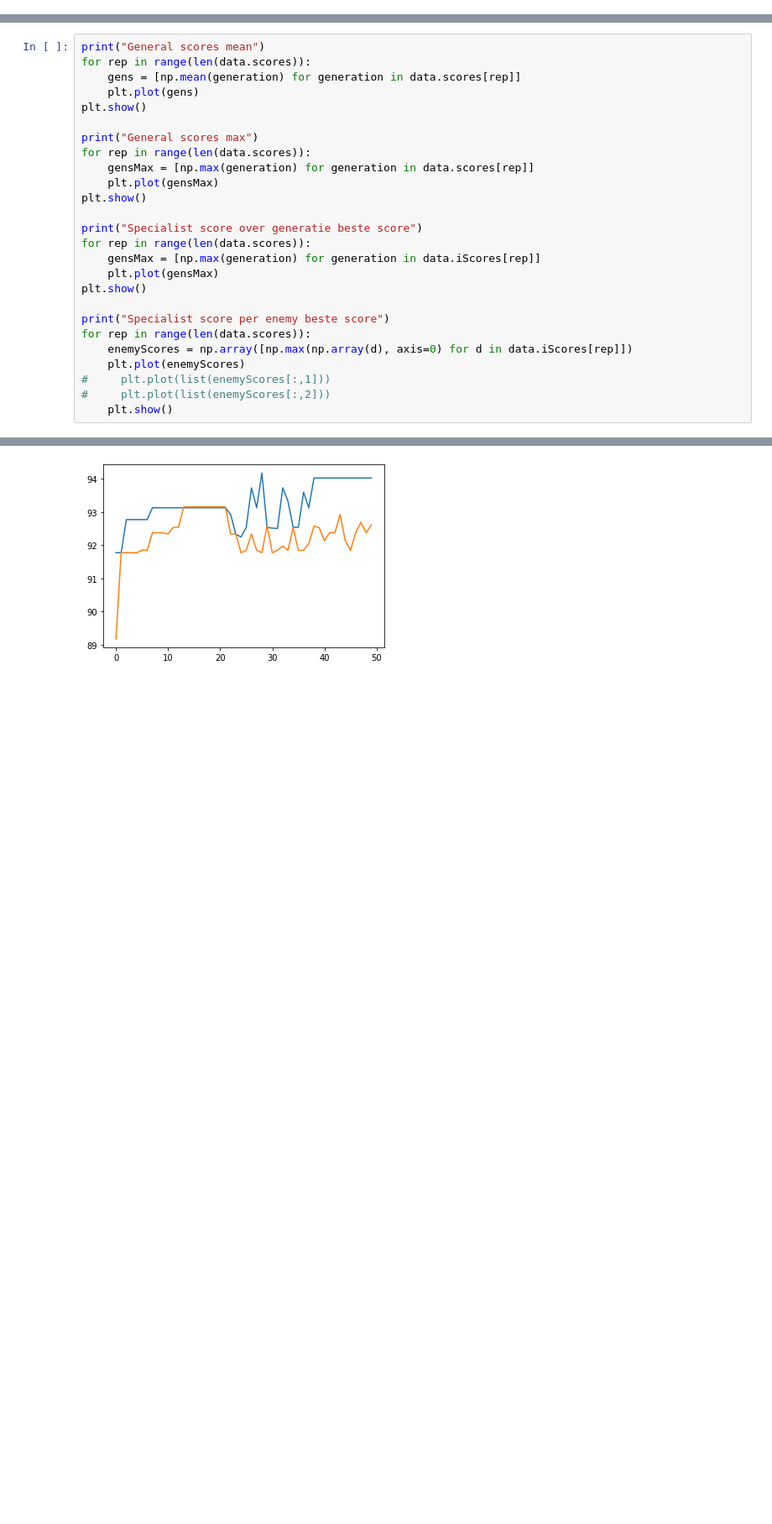
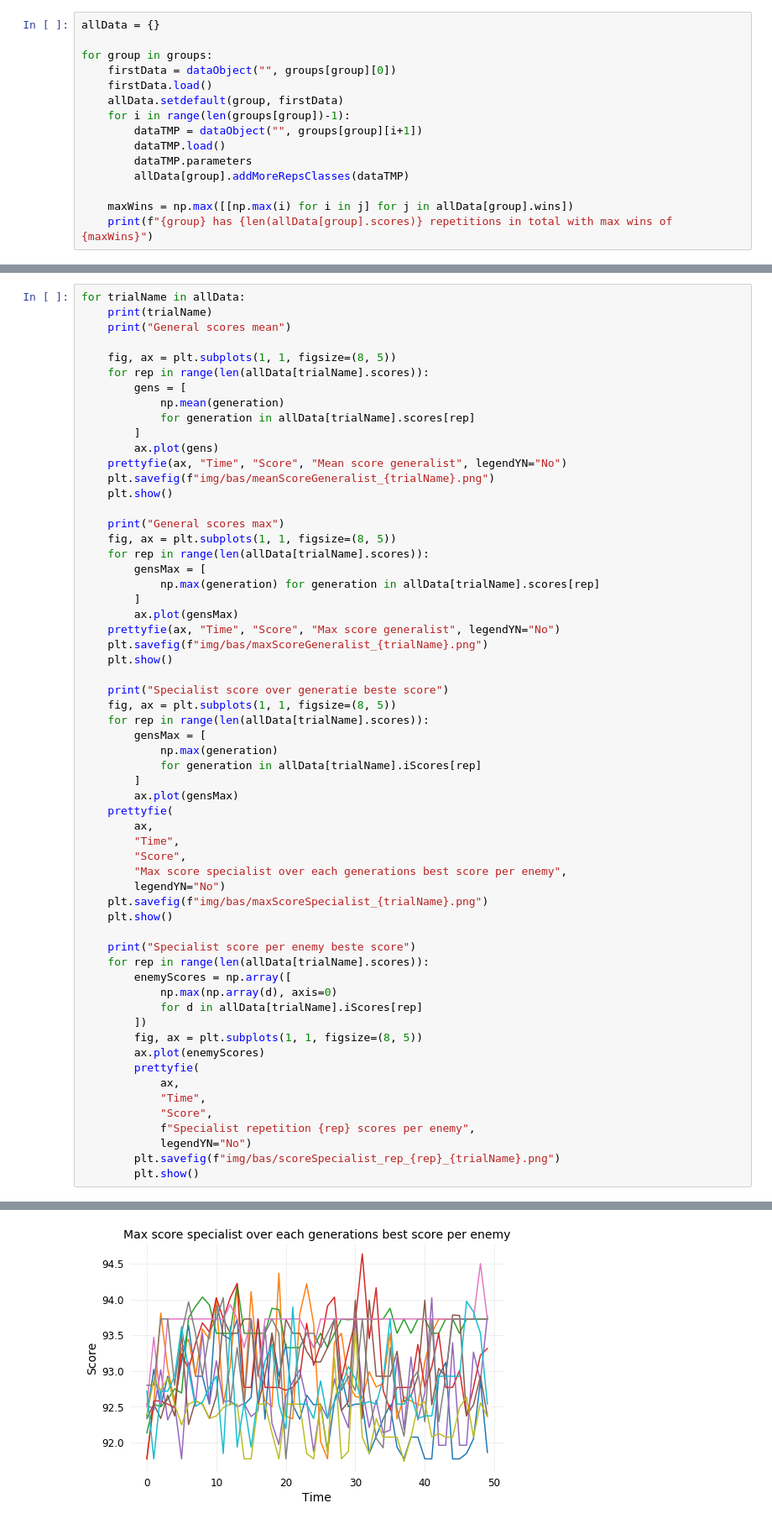
Before and after one commit to popoiopo/EvolutionaryAlgo, a Jupyter notebook: bas_data_analysis.ipynb, the cells around one changed output, grey strips where cells are left out. Shown at 84% size. Drawn from its saved outputs; the diff is of its cells as text; blank space fills up the shorter version.

Commit message:
data analyse en data zelf

```diff
--- a/bas_data_analysis.ipynb
+++ b/bas_data_analysis.ipynb
@@ -49,0 +131,15 @@ print(np.max(np.array(data.iScores[0][0]), axis=0))
+# %%
+allData = {}
+
+for group in groups:
+    firstData = dataObject("", groups[group][0])
+    firstData.load()
+    allData.setdefault(group, firstData)
+    for i in range(len(groups[group])-1):
+        dataTMP = dataObject("", groups[group][i+1])
+        dataTMP.load()
+        dataTMP.parameters
+        allData[group].addMoreRepsClasses(dataTMP)
+
+    maxWins = np.max([[np.max(i) for i in j] for j in allData[group].wins])
+    print(f"{group} has {len(allData[group].scores)} repetitions in total with max wins of {maxWins}")
@@ -50,27 +203,61 @@ print(np.max(np.array(data.iScores[0][0]), axis=0))
 # %%
-print("General scores mean")
-for rep in range(len(data.scores)):
-    gens = [np.mean(generation) for generation in data.scores[rep]]
-    plt.plot(gens)
-plt.show()
+for trialName in allData:
+    print(trialName)
+    print("General scores mean")
 
-print("General scores max")
-for rep in range(len(data.scores)):
-    gensMax = [np.max(generation) for generation in data.scores[rep]]
-    plt.plot(gensMax)
-plt.show()
+    fig, ax = plt.subplots(1, 1, figsize=(8, 5))
+    for rep in range(len(allData[trialName].scores)):
+        gens = [
+            np.mean(generation)
+            for generation in allData[trialName].scores[rep]
+        ]
+        ax.plot(gens)
+    prettyfie(ax, "Time", "Score", "Mean score generalist", legendYN="No")
+    plt.savefig(f"img/bas/meanScoreGeneralist_{trialName}.png")
+    plt.show()
 
-print("Specialist score over generatie beste score")
-for rep in range(len(data.scores)):
-    gensMax = [np.max(generation) for generation in data.iScores[rep]]
-    plt.plot(gensMax)
-plt.show()
+    print("General scores max")
+    fig, ax = plt.subplots(1, 1, figsize=(8, 5))
+    for rep in range(len(allData[trialName].scores)):
+        gensMax = [
+            np.max(generation) for generation in allData[trialName].scores[rep]
+        ]
+        ax.plot(gensMax)
+    prettyfie(ax, "Time", "Score", "Max score generalist", legendYN="No")
+    plt.savefig(f"img/bas/maxScoreGeneralist_{trialName}.png")
+    plt.show()
 
-print("Specialist score per enemy beste score")
-for rep in range(len(data.scores)):
-    enemyScores = np.array([np.max(np.array(d), axis=0) for d in data.iScores[rep]])
-    plt.plot(enemyScores)
-#     plt.plot(list(enemyScores[:,1]))
-#     plt.plot(list(enemyScores[:,2]))
+    print("Specialist score over generatie beste score")
+    fig, ax = plt.subplots(1, 1, figsize=(8, 5))
+    for rep in range(len(allData[trialName].scores)):
+        gensMax = [
+            np.max(generation)
+            for generation in allData[trialName].iScores[rep]
+        ]
+        ax.plot(gensMax)
+    prettyfie(
+        ax,
+        "Time",
+        "Score",
+        "Max score specialist over each generations best score per enemy",
+        legendYN="No")
+    plt.savefig(f"img/bas/maxScoreSpecialist_{trialName}.png")
     plt.show()
+
+    print("Specialist score per enemy beste score")
+    for rep in range(len(allData[trialName].scores)):
+        enemyScores = np.array([
+            np.max(np.array(d), axis=0)
+            for d in allData[trialName].iScores[rep]
+        ])
+        fig, ax = plt.subplots(1, 1, figsize=(8, 5))
+        ax.plot(enemyScores)
+        prettyfie(
+            ax,
+            "Time",
+            "Score",
+            f"Specialist repetition {rep} scores per enemy",
+            legendYN="No")
+        plt.savefig(f"img/bas/scoreSpecialist_rep_{rep}_{trialName}.png")
+        plt.show()
 # %% [output]
@@ -81,3 +269,3 @@ General scores max
 Specialist score over generatie beste score
-[figure, old version]
+[figure, new version]
 Specialist score per enemy beste score
```
Also changed, not shown: parts of 11 cells of this notebook, 47 other files.
